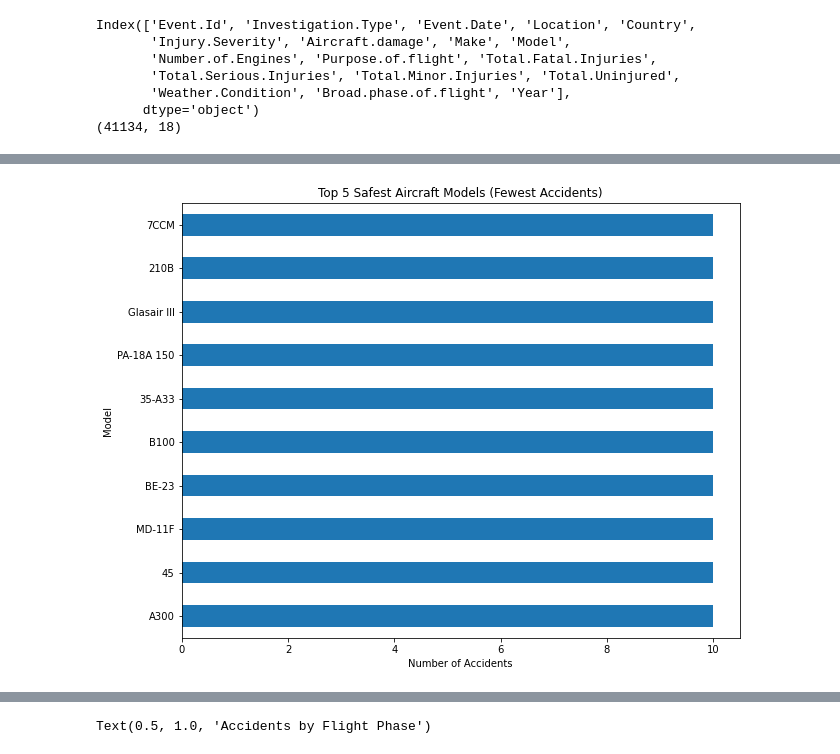
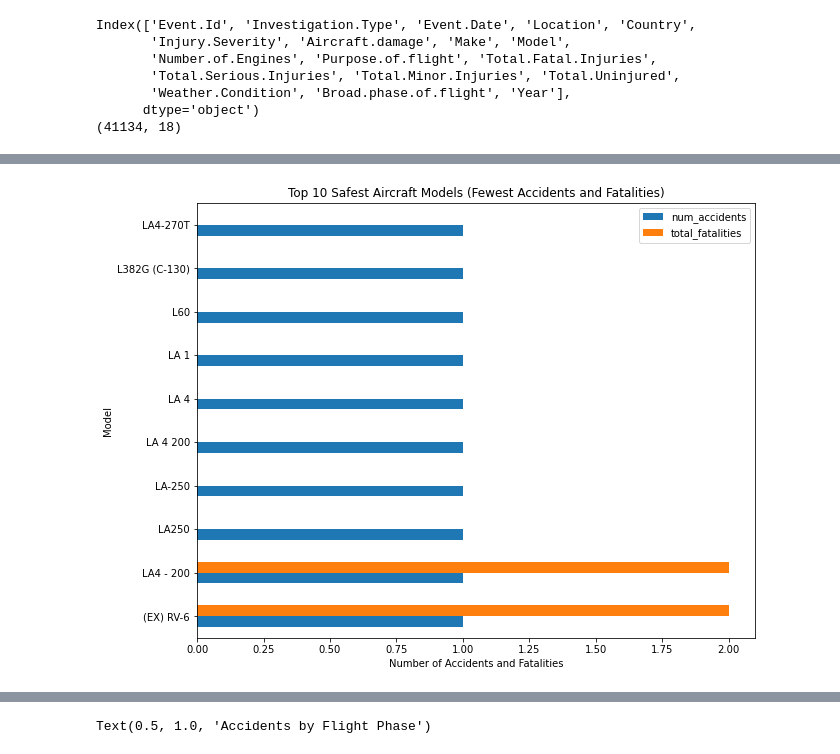
Before and after one commit to Kwamboka1584/dsc-phase-1-project-v3, a Jupyter notebook: student.ipynb, the cells around one changed output, grey strips where cells are left out. Drawn from its saved outputs; the diff is of its cells as text; code cells hidden in the pictures.

Commit message:
More analysis

```diff
--- a/student.ipynb
+++ b/student.ipynb
@@ -197,7 +197,7 @@ Aviation_df_clean = Aviation_df_clean[Aviation_df_clean[YEAR] >= 2000]
 # print column names to check if they are correct
 print(Aviation_df_clean.columns)
 
-# Drop rows where 'Make' or 'Model' is missing (critical for analysis)
+# Drop rows where 'Make' or 'Model' is missing (critical columns for analysis)
 Aviation_df_clean = Aviation_df_clean.dropna(subset=[MAKE, MODEL])
 
 
@@ -210,6 +210,10 @@ Aviation_df_clean[TOTAL_UNINJURED] = Aviation_df_clean[TOTAL_UNINJURED].fillna(0
 # filling missing values in Broad.Phase.of.flight column with unknown
 Aviation_df_clean[BROAD_PHASE_OF_FLIGHT] = Aviation_df_clean[BROAD_PHASE_OF_FLIGHT].fillna("UNKNOWN")
 
+#
+Aviation_df_clean[MAKE] = Aviation_df_clean[MAKE].str.upper().str.strip()
+Aviation_df_clean[MODEL] = Aviation_df_clean[MODEL].str.upper().str.strip()
+
 print(Aviation_df_clean.shape)
 # %% [output]
 Index(['Event.Id', 'Investigation.Type', 'Event.Date', 'Location', 'Country',
@@ -233,7 +237,7 @@ accidents_by_model =accidents_by_model.agg(
 accidents_by_model = accidents_by_model.sort_values('num_accidents', ascending=True)
 
 # Filter models with ≥10 accidents
-filtered_models = accidents_by_model[accidents_by_model['num_accidents'] >= 10]
+filtered_models = accidents_by_model[accidents_by_model['num_accidents'] >= 0]
 
 # Top 10 safest models (fewest accidents)
 print(filtered_models.head(10))
@@ -263,9 +273,9 @@ plt.show()
 # %%
 # Bar Chart (Safest Models)
-# Plot top 5 safest models
-filtered_models.head(10).plot(kind='barh', y='num_accidents', legend=False, figsize = (10,8))
-plt.title('Top 5 Safest Aircraft Models (Fewest Accidents)')
-plt.xlabel('Number of Accidents')
+# Plot top 10 safest models
+filtered_models.head(10).plot(kind='barh', legend=True, figsize = (10,8))
+plt.title('Top 10 Safest Aircraft Models (Fewest Accidents and Fatalities)')
+plt.xlabel('Number of Accidents and Fatalities')
 plt.show()
 # %% [output]
-[figure, old version]
+[figure, new version]
```
Also changed, not shown: parts of 20 cells of this notebook.
